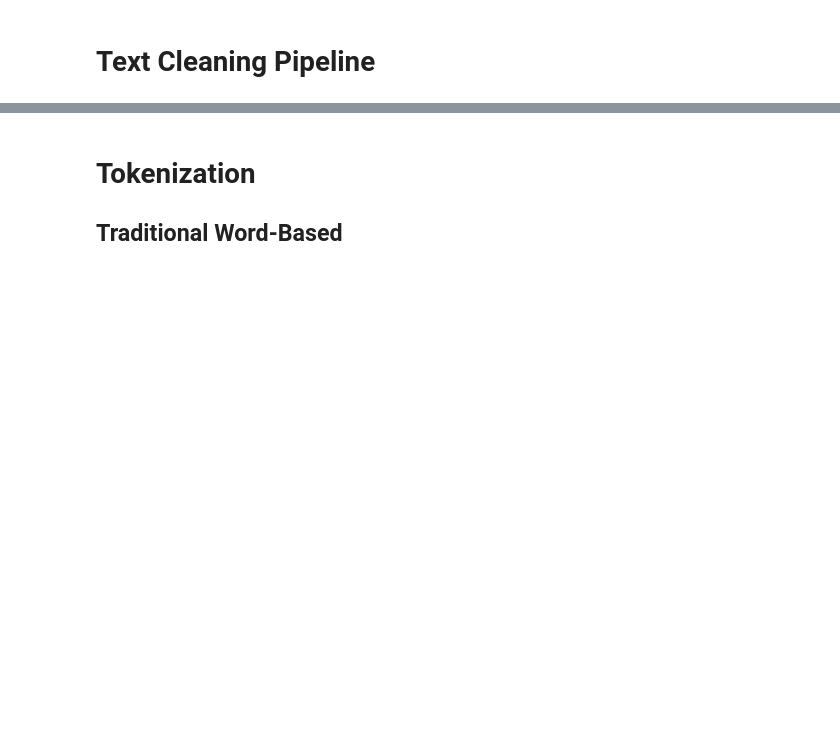
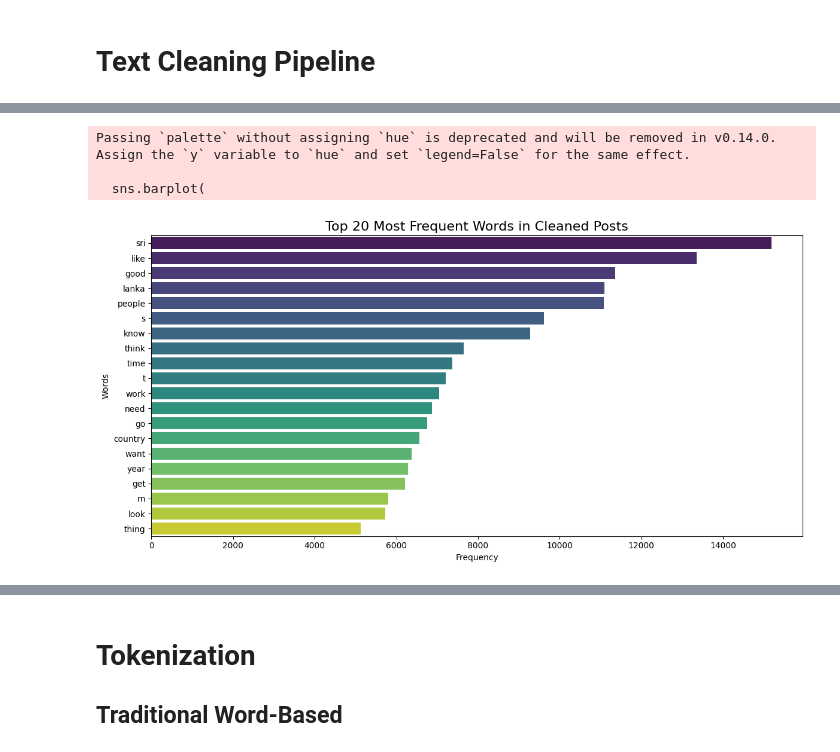
Before and after one commit to Starlight0901/Reddit_SriLanka_Social_Insight, a Jupyter notebook: Data Preprocessing and Feature Engineering.ipynb, the cells around one changed output, grey strips where cells are left out. Saved outputs shown, nothing was run; the diff lists cells and outputs as text; code cells hidden in the pictures; blank space fills up the shorter version.

```diff
--- a/Data Preprocessing and Feature Engineering.ipynb
+++ b/Data Preprocessing and Feature Engineering.ipynb
@@ -430,6 +370,0 @@ def clean_text_spacy(texts):
-# %%
-# regex for all rows
-df_posts["content_cleaned"] = df_posts["content"].apply(clean_text)
-
-# fast spaCy batch processing
-df_posts["content_cleaned"] = clean_text_spacy(df_posts["content_cleaned"])
@@ -472,0 +448,2 @@ def clean_text(text):
+# %%
+df_posts["content_cleaned"] = df_posts["content"].apply(lambda x: clean_text(x, remove_stopwords=True, lemmatize=True))
@@ -472,0 +491,8 @@ def clean_text(text):
+# %%
+def get_top_words(series, top_n=20):
+    all_words = " ".join(series).split()
+    counter = Counter(all_words)
+    return counter.most_common(top_n)
+
+top_words = get_top_words(df_posts["content_cleaned"], top_n=20)
+top_words
@@ -473,3 +520,24 @@ def clean_text(text):
+# %%
+# Convert to lists
+words, counts = zip(*top_words)
+
+plt.figure(figsize=(12, 6))
+sns.barplot(
+    x=list(counts),
+    y=list(words),
+    palette="viridis"
+)
+
+plt.title("Top 20 Most Frequent Words in Cleaned Posts", fontsize=16)
+plt.xlabel("Frequency")
+plt.ylabel("Words")
+plt.tight_layout()
+plt.show()
+# %% [output]
+Passing `palette` without assigning `hue` is deprecated and will be removed in v0.14.0. Assign the `y` variable to `hue` and set `legend=False` for the same effect.
+
+  sns.barplot(
+[figure, added]
 # %%
 # # Apply cleaning function
 # df_posts['content_cleaned'] = df_posts['content'].astype(str).apply(clean_text)
```
Also changed, not shown: parts of 39 cells of this notebook, 7 other files.
